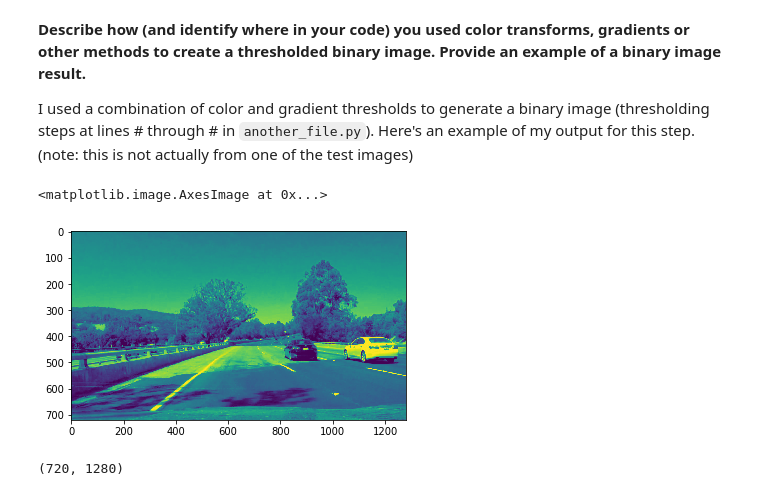
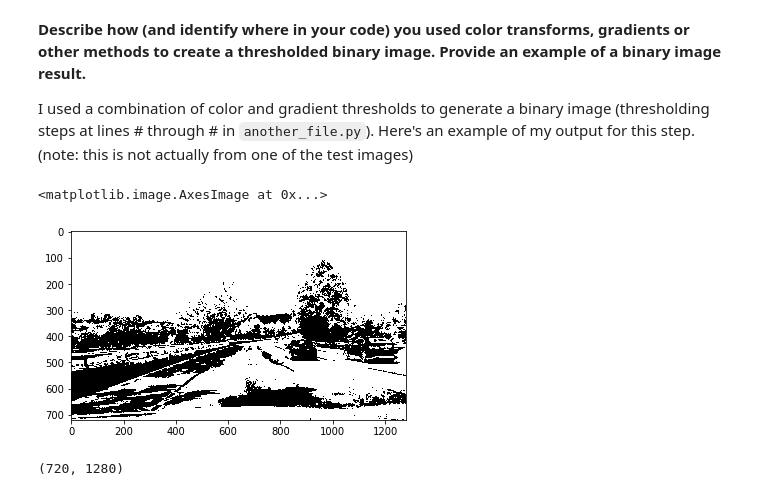
Before and after one commit to hairizuanbinnoorazman/CarND-Advanced-Lane-Lines, a Jupyter notebook: Advanced Lane Finding.ipynb, the cells around one changed output. Saved outputs shown, nothing was run; the diff lists cells and outputs as text; code cells hidden in the pictures.

```diff
--- a/Advanced Lane Finding.ipynb
+++ b/Advanced Lane Finding.ipynb
@@ -202,13 +202,13 @@ def hls_threshold(image, filter=None, binary=None, lower_threshold=None, upper_t
 # %%
 # Testing with just red filter doesn't work
 # Test on every single color reveals that none of them work really well because of the shadow.
 # Red may work with some images but it can miserably fail at some of them
 road_image = mpimg.imread('./test_images/test4.jpg')
-filtered_road_image = rgb_threshold(road_image, 'r', 'threshold', 80, 200)
-plt.imshow(filtered_road_image)
+filtered_road_image = rgb_threshold(road_image, 'r', 'binary', 80, 200)
+plt.imshow(filtered_road_image, cmap='gray')
 # %% [output]
 <matplotlib.image.AxesImage at 0x...>
-[figure, old version]
+[figure, new version]
 # %%
 # Testing with just red filter doesn't work
 road_image = mpimg.imread('./test_images/test4.jpg')
```
Also changed, not shown: parts of 2 cells of this notebook.
